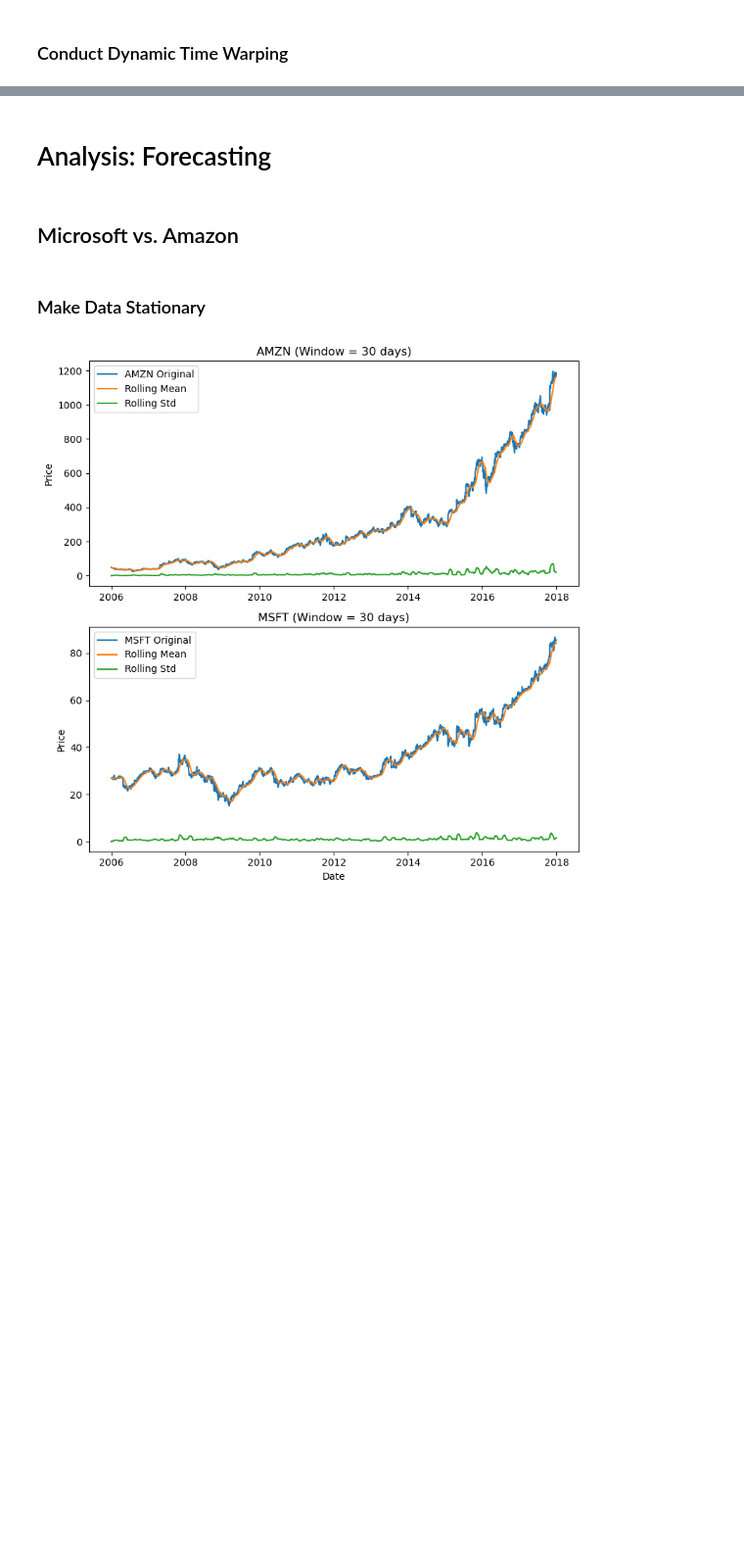
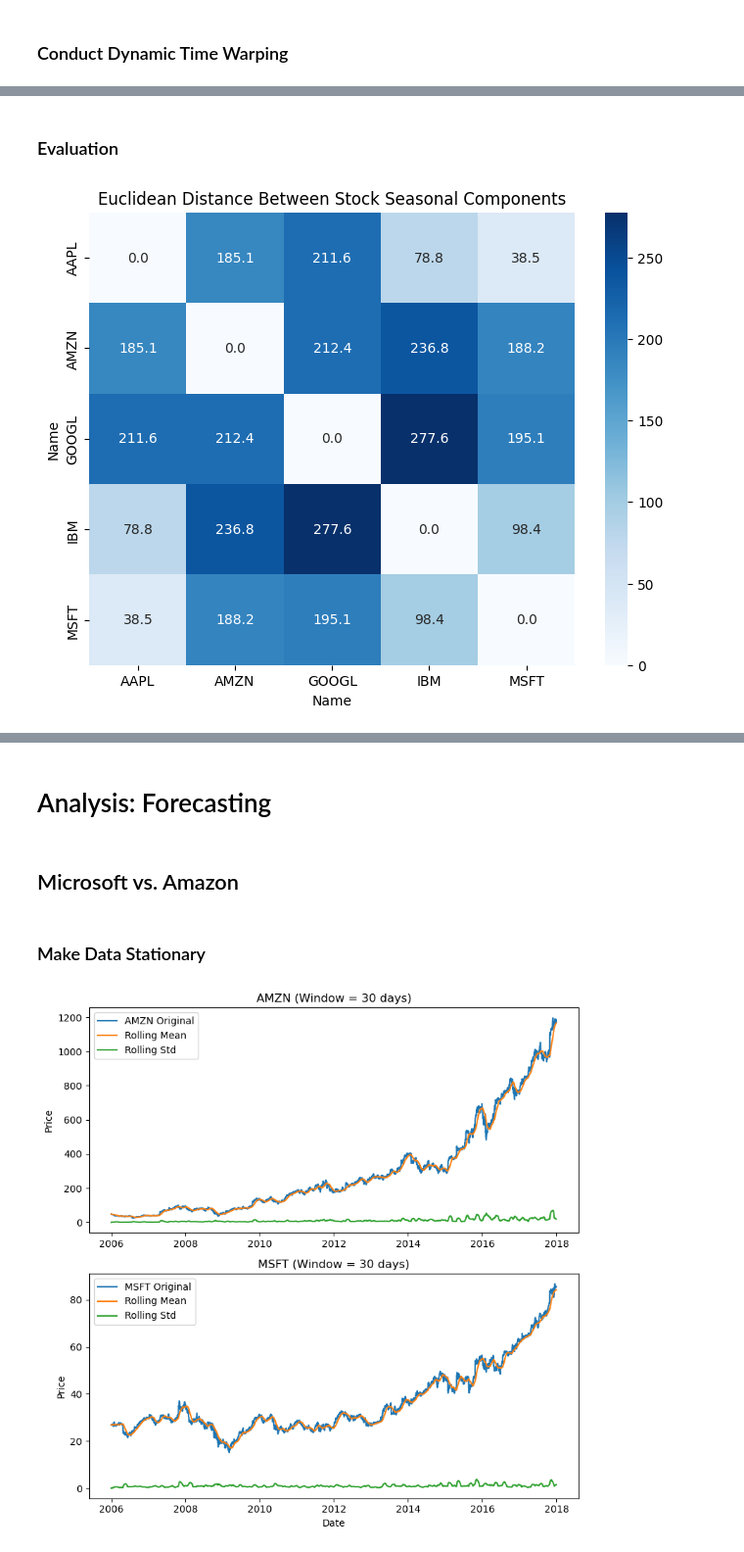
Before and after one commit to 1shman/DJIA_time_series_analysis, a Jupyter notebook: analysis.ipynb, the cells around one changed output, grey strips where cells are left out. Shown at 98% size. Saved outputs shown, nothing was run; the diff lists cells and outputs as text; code cells hidden in the pictures; blank space fills up the shorter version.

Commit message:
add heatmaps

```diff
--- a/analysis.ipynb
+++ b/analysis.ipynb
@@ -128,4 +129,4 @@ def calc_euclidean_dist(df):
 
     return dist_df
 # %%
-calc_euclidean_dist(seasonal_df)
+euclidean_df = calc_euclidean_dist(seasonal_df)
@@ -232,0 +222,9 @@ np.sqrt(calc_dtw_cost(tech_df.copy()))
+# %% [markdown]
+### Evaluation ###
+# %%
+plt.figure(figsize=(8, 6))
+sns.heatmap(euclidean_df, annot=True, cmap="Blues", fmt=".1f")
+plt.title("Euclidean Distance Between Stock Seasonal Components")
+plt.show()
+# %% [output]
+[figure, added]
```
Also changed, not shown: parts of 7 cells of this notebook.
